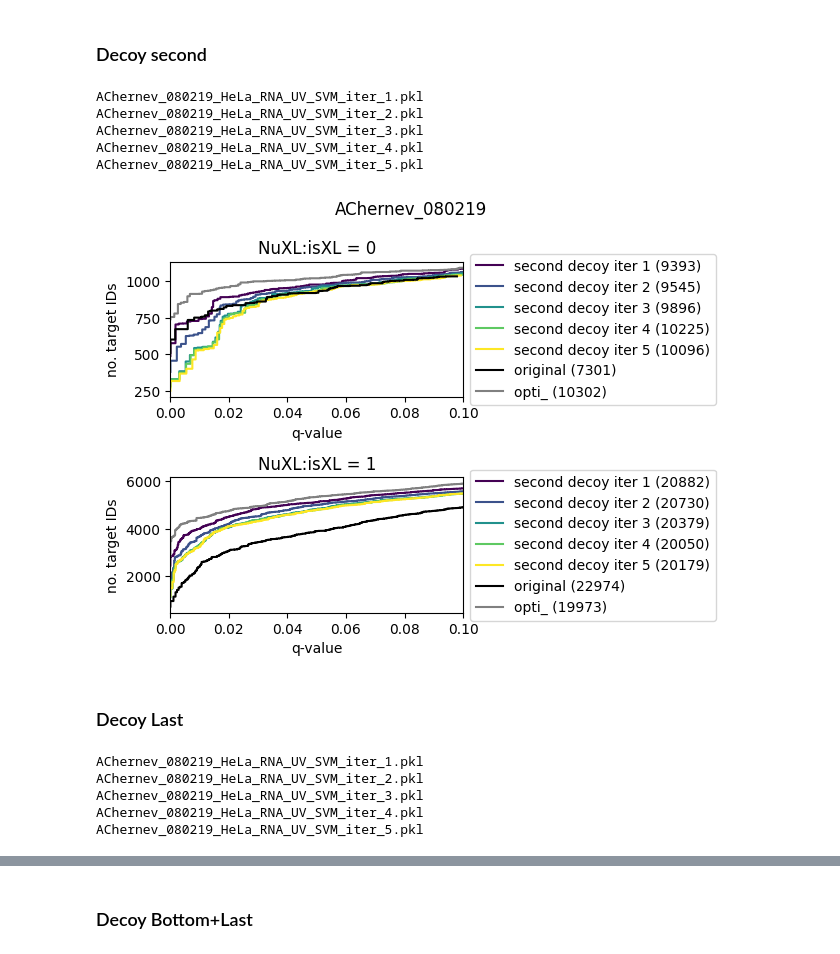
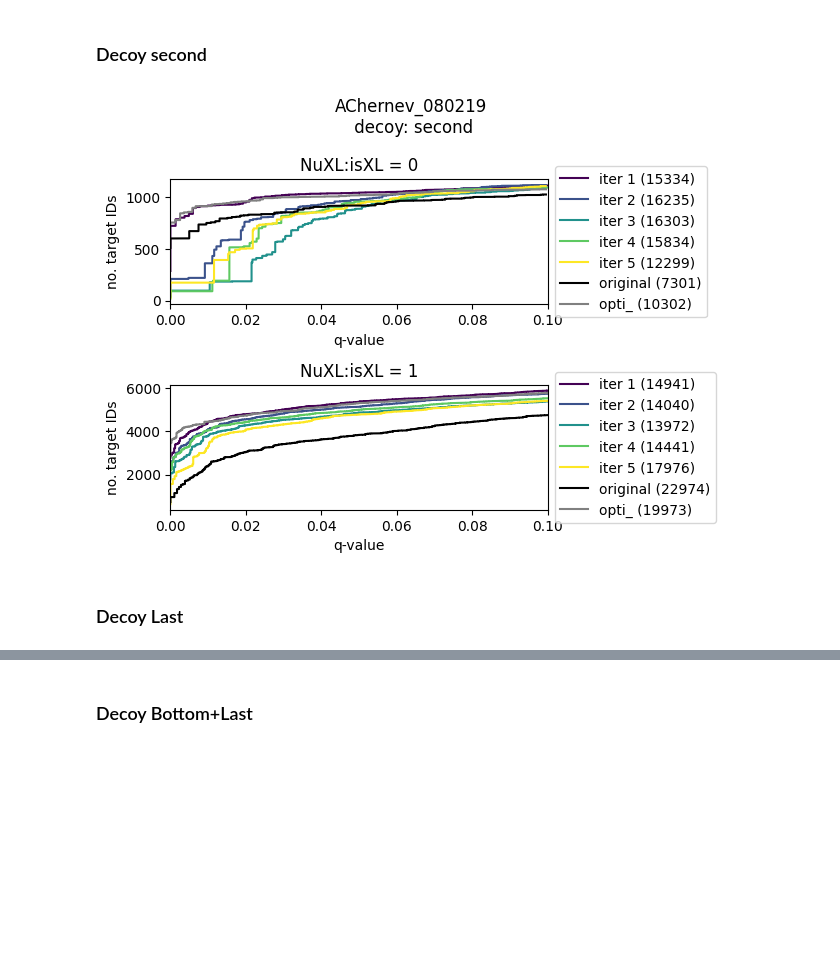
Before and after one commit to neelie01/Research-Project, a Jupyter notebook: src/plots.ipynb, the cells around one changed output, grey strips where cells are left out. Drawn from its saved outputs; the diff is of its cells as text; code cells hidden in the pictures; blank space fills up the shorter version.

```diff
--- a/src/plots.ipynb
+++ b/src/plots.ipynb
@@ -105,67 +90,14 @@ plt.show()
 ## Decoy Choice
 # %% [markdown]
 ### Decoy second
-# %%
-# read unique peptide svm files
-input_path = f"../data/{dataset[i]['type']}/{dataset[i]['name']}/{class_threshold}/default/decoy_second/filtered/"
-dfs_svm_second_decoy = []
-svm_files = [filename for filename in os.listdir(input_path) if filename.endswith(".pkl")]
-def extract_iter_number(file_name):
-    match = re.search(r'_iter_(\d+)_', file_name)
-    return int(match.group(1)) if match else 0
-svm_files = sorted(svm_files, key=extract_iter_number)
-for svm_file in svm_files:
-    print(svm_file)
-    dfs_svm_second_decoy.append(pd.read_pickle(input_path + f"{svm_file}"))
-if dataset[i]['comparison'] != None:
-    df_perc = pd.read_pickle(input_file_perc)
-# %% [output]
-AChernev_080219_HeLa_RNA_UV_SVM_iter_1.pkl
-AChernev_080219_HeLa_RNA_UV_SVM_iter_2.pkl
-AChernev_080219_HeLa_RNA_UV_SVM_iter_3.pkl
-AChernev_080219_HeLa_RNA_UV_SVM_iter_4.pkl
-AChernev_080219_HeLa_RNA_UV_SVM_iter_5.pkl
-# %%
-q_val = 'class-specific_q-val'
-
-plt.rcParams["axes.prop_cycle"] = plt.cycler("color", plt.cm.viridis(np.linspace(0,1,len(dfs_svm_second_decoy))))
-fig, axs = plt.subplots(len(np.unique(df_original[dataset[i]['group']])))
-for j in np.unique(df_original[dataset[i]['group']]):
-    for k, df_svm in enumerate(dfs_svm_second_decoy):
-        axs[j].step(df_svm.loc[(df_svm[dataset[i]['group']]== j) & (df_svm[q_val]<= 0.1), q_val],df_svm.loc[(df_svm[dataset[i]['group']]== j) & (df_svm[q_val]<= 0.1), 'cum_target_id'], label=f"second decoy iter {k + 1} ({len(df_svm[df_svm[dataset[i]['group']]== j])})")
-    axs[j].step(df_original.loc[(df_original[dataset[i]['group']]== j) & (df_original[q_val]<= 0.1), q_val],df_original.loc[(df_original[dataset[i]['group']]== j) & (df_original[q_val]<= 0.1), 'cum_target_id'], label=f"original ({len(df_original[df_original[dataset[i]['group']]== j])})", color = "black")
-    if dataset[i]['comparison'] != None:
-        axs[j].step(df_perc.loc[(df_perc[dataset[i]['group']]== j) & (df_perc[q_val]<= 0.1), q_val],df_perc.loc[(df_perc[dataset[i]['group']]== j) & (df_perc[q_val]<= 0.1), 'cum_target_id'], label=f"{dataset[i]['comparison']} ({len(df_perc[df_perc[dataset[i]['group']]== j])})" , color = "gray")
-    axs[j].set_xlim(0,0.1)
-    axs[j].set_title(f"{dataset[i]['group']} = {j}")
-    axs[j].set_xlabel("q-value")
-    axs[j].set_ylabel("no. target IDs")
-    lgd = axs[j].legend(loc='center left', bbox_to_anchor=(1, 0.5))
-fig.suptitle(dataset[i]['name'])
-fig.tight_layout()
-plt.savefig(output_path + f"{dataset[i]['name']}_second_decoy.png",bbox_extra_artists=(lgd,), bbox_inches='tight')
-plt.show()
-# %% [output]
-[figure, removed]
+# %%
+input_path = input_trunk + "default/decoy_second/"
+# read svm with decoy second files
+svm_file = input_path + f"{dataset[i]['file']}_svm.pkl"
+df_svm_second_decoy = pd.read_pickle(svm_file)
+# %%
+plot_pseudo_roc(df_original, df_svm_second_decoy, df_perc, "second")
+# %% [output]
+[figure, added]
 # %% [markdown]
 ### Decoy Last
-# %%
-# read unique peptide svm files
-input_path = f"../data/{dataset[i]['type']}/{dataset[i]['name']}/{class_threshold}/default/decoy_last/filtered/"
-dfs_svm_last = []
-svm_files = [filename for filename in os.listdir(input_path) if filename.endswith(".pkl")]
-def extract_iter_number(file_name):
-    match = re.search(r'_iter_(\d+)_', file_name)
-    return int(match.group(1)) if match else 0
-svm_files = sorted(svm_files, key=extract_iter_number)
-for svm_file in svm_files:
-    print(svm_file)
-    dfs_svm_last.append(pd.read_pickle(input_path + f"{svm_file}"))
-if dataset[i]['comparison'] != None:
-    df_perc = pd.read_pickle(input_file_perc)
-# %% [output]
-AChernev_080219_HeLa_RNA_UV_SVM_iter_1.pkl
-AChernev_080219_HeLa_RNA_UV_SVM_iter_2.pkl
-AChernev_080219_HeLa_RNA_UV_SVM_iter_3.pkl
-AChernev_080219_HeLa_RNA_UV_SVM_iter_4.pkl
-AChernev_080219_HeLa_RNA_UV_SVM_iter_5.pkl
```
Also changed, not shown: parts of 23 cells of this notebook, 3 other files.
